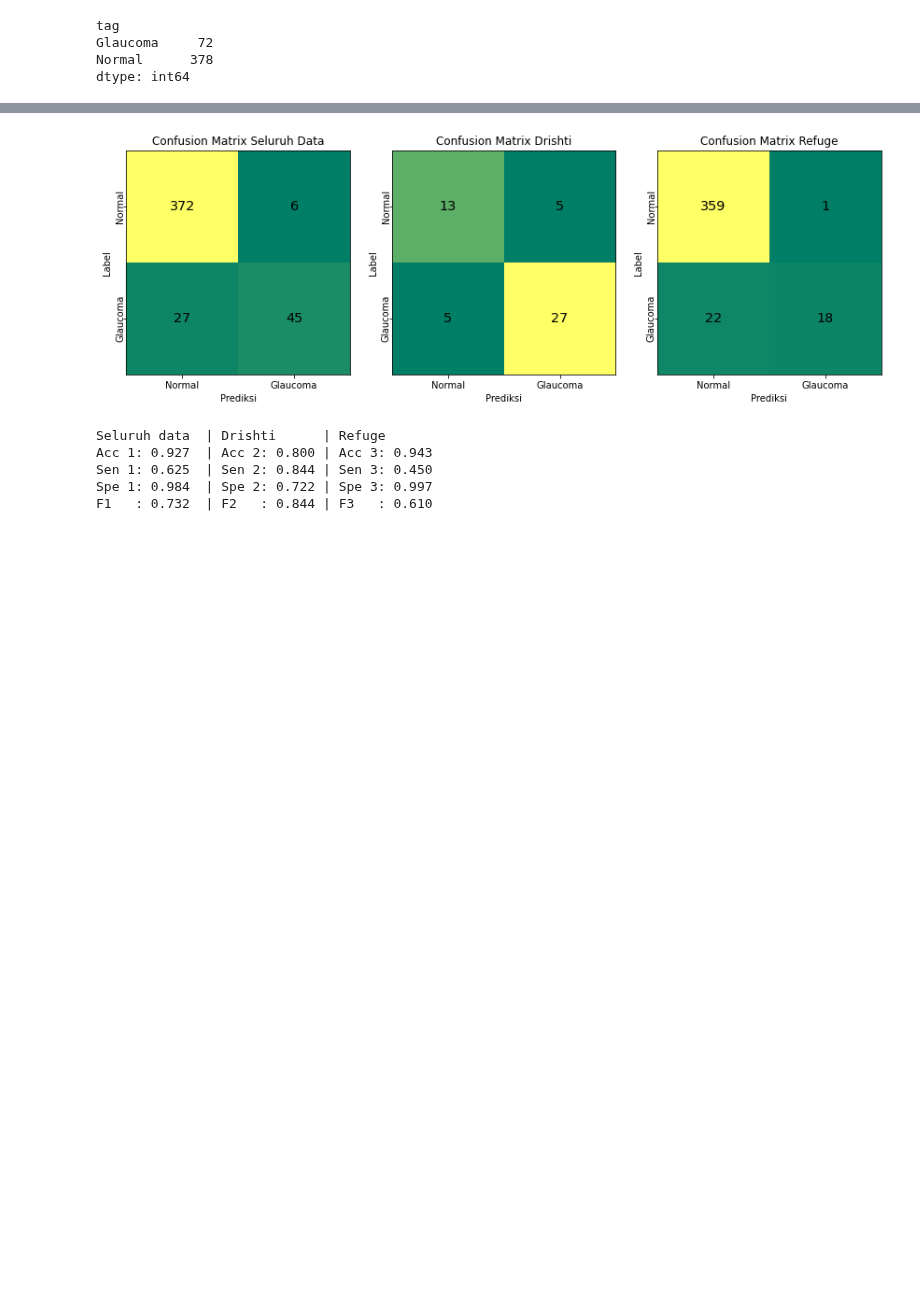
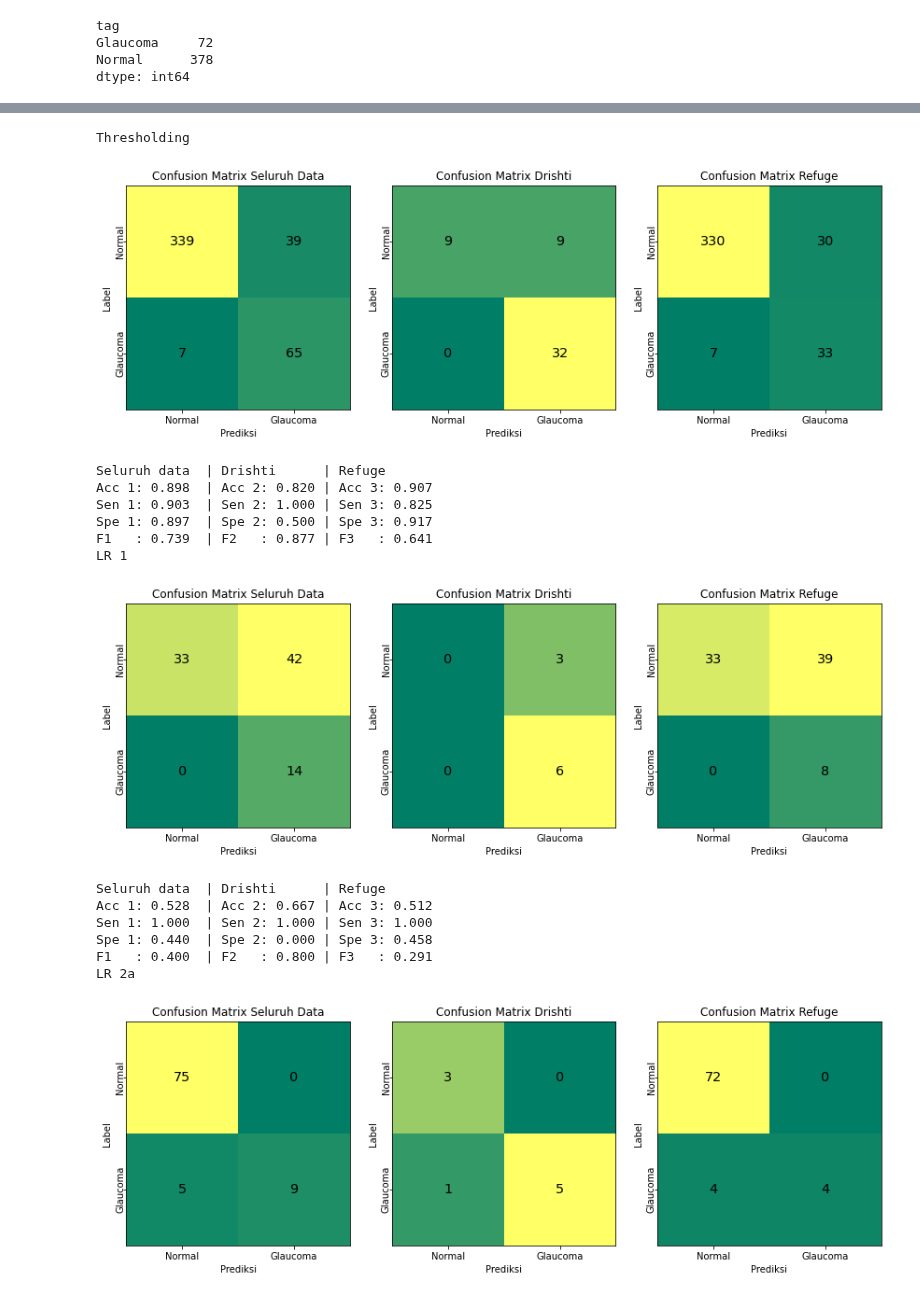
Before and after one commit to anasnafis77/Glaucoma-Detection-UNet, a Jupyter notebook: Glaucoma_inference.ipynb, the cells around one changed output, grey strips where cells are left out. Drawn from its saved outputs; the diff is of its cells as text; code cells hidden in the pictures; blank space fills up the shorter version.

```diff
--- a/Glaucoma_inference.ipynb
+++ b/Glaucoma_inference.ipynb
@@ -787,16 +961,25 @@ def plot_cfm(cfm, ax, i, metode):
   ax[i].set_title("Confusion Matrix {}".format(metode))
 
 # Confusion matrix
-def confusion_m(y_pred, y_true):
-  cfm1 = confusion_matrix(y_true, y_pred)
-  cfm2 = confusion_matrix(y_true[:50], y_pred[:50])
-  cfm3 = confusion_matrix(y_true[50:], y_pred[50:])
+def confusion_m(y_pred, y_true, partial=False, ix=None):
+  drishti = list(range(50))
+  refuge = list(range(50, 450))
+  if partial:
+    ix_drishti = list(set(ix).intersection(drishti))
+    ix_refuge = list(set(ix).intersection(refuge))
+  else:
+    ix_drishti = drishti
+    ix_refuge = refuge
+    ix = drishti+refuge
+  cfm1 = confusion_matrix(y_true[ix], y_pred[ix])
+  cfm2 = confusion_matrix(y_true[ix_drishti], y_pred[ix_drishti])
+  cfm3 = confusion_matrix(y_true[ix_refuge], y_pred[ix_refuge])
   tn1, fp1, fn1, tp1 = cfm1.ravel()
   tn2, fp2, fn2, tp2 = cfm2.ravel()
   tn3, fp3, fn3, tp3 = cfm3.ravel()
-  acc1, sen1, spe1, f1 = metrik(tn1, fp1, fn1, tp1)
-  acc2, sen2, spe2, f2 = metrik(tn2, fp2, fn2, tp2)
-  acc3, sen3, spe3, f3 = metrik(tn3, fp3, fn3, tp3)
+  acc1, sen1, spe1, f1, _ = metrik(tn1, fp1, fn1, tp1)
+  acc2, sen2, spe2, f2, _ = metrik(tn2, fp2, fn2, tp2)
+  acc3, sen3, spe3, f3, _ = metrik(tn3, fp3, fn3, tp3)
 
 
   fig, ax = plt.subplots(1,3, figsize=(12, 4))
@@ -835,11 +996,38 @@ F1   : 0.378  | F2   : 0.533 | F3   : 0.222
-# %%
-y_pred = model1.predict(x)
-y_true = y
-confusion_m(y_pred, y_true)
-# %% [output]
-[figure, removed]
-Seluruh data  | Drishti      | Refuge
-Acc 1: 0.927  | Acc 2: 0.800 | Acc 3: 0.943
-Sen 1: 0.625  | Sen 2: 0.844 | Sen 3: 0.450
-Spe 1: 0.984  | Spe 2: 0.722 | Spe 3: 0.997
-F1   : 0.732  | F2   : 0.844 | F3   : 0.610
+# %%
+print('Thresholding')
+y_pred = threshold_pred(x_GT1a, threshold=0.56)
+y_true = y
+confusion_m(y_pred, y_true, partial=False, ix=test_ix)
+
+print('LR 1')
+y_pred = model1.predict(x_GT1a)
+confusion_m(y_pred, y_true, partial=True, ix=test_ix)
+
+print('LR 2a')
+y_pred = model2a.predict(x_GT2a)
+confusion_m(y_pred, y_true, partial=True, ix=test_ix)
+
+print('LR 2b')
+y_pred = model2b.predict(x_GT2b)
+confusion_m(y_pred, y_true, partial=True, ix=test_ix)
+
+print('LR 3')
+y_pred = model3.predict(x_GT3)
+confusion_m(y_pred, y_true, partial=True, ix=test_ix)
+# %% [output]
+Thresholding
+[figure, added]
+Seluruh data  | Drishti      | Refuge
+Acc 1: 0.898  | Acc 2: 0.820 | Acc 3: 0.907
+Sen 1: 0.903  | Sen 2: 1.000 | Sen 3: 0.825
+Spe 1: 0.897  | Spe 2: 0.500 | Spe 3: 0.917
+F1   : 0.739  | F2   : 0.877 | F3   : 0.641
+LR 1
+[figure, added]
+Seluruh data  | Drishti      | Refuge
+Acc 1: 0.528  | Acc 2: 0.667 | Acc 3: 0.512
+Sen 1: 1.000  | Sen 2: 1.000 | Sen 3: 1.000
+Spe 1: 0.440  | Spe 2: 0.000 | Spe 3: 0.458
+F1   : 0.400  | F2   : 0.800 | F3   : 0.291
+LR 2a
+[figure, added]
```
Also changed, not shown: parts of 14 cells of this notebook.
